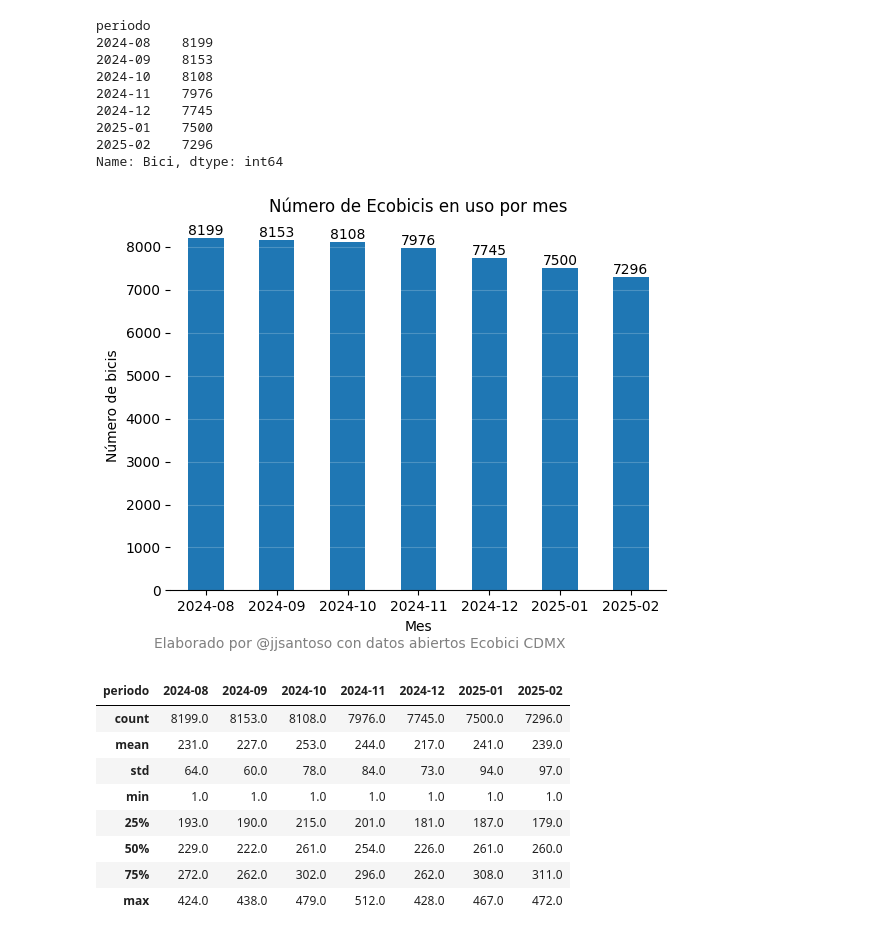
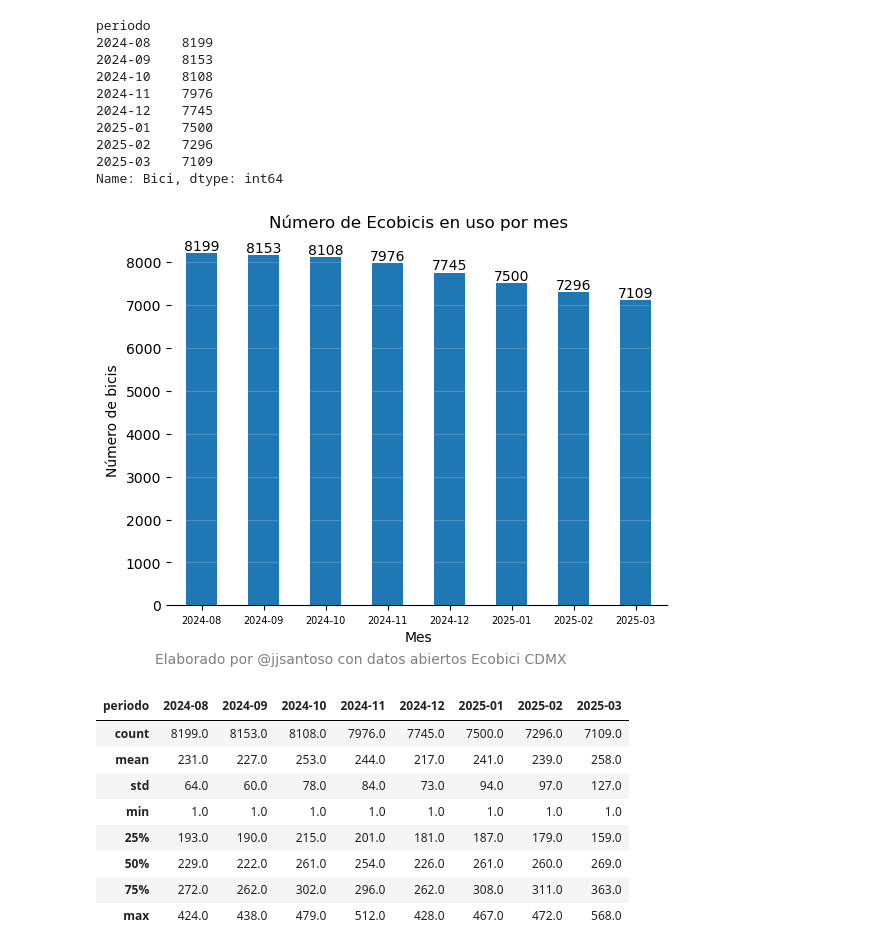
Before and after one commit to jjsantos01/ecobici-status, a Jupyter notebook: calculate_nbicis.ipynb, the cells around one changed output. Drawn from its saved outputs; the diff is of its cells as text; code cells hidden in the pictures.

Commit message:
update bike count including 2025-03

```diff
--- a/calculate_nbicis.ipynb
+++ b/calculate_nbicis.ipynb
@@ -1,11 +1,11 @@
 # %%
 import pandas as pd
 # https://ecobici.cdmx.gob.mx/datos-abiertos/
-files = ["2025-02", "2025-01", "2024-12", "2024-11", "2024-10", "2024-09", "2024-08"]
+files = ["2025-03", "2025-02", "2025-01", "2024-12", "2024-11", "2024-10", "2024-09", "2024-08"]
 list_df = []
 for f in files:
     list_df.append(
-        pd.read_csv(f'/mnt/c/Users/jjsan/Downloads/{f}.csv', usecols=["Bici"])
+        pd.read_csv(f'c:/Users/jjsan/Downloads/{f}.csv', usecols=["Bici"])
         .assign(periodo=f)
         )
 bicis = pd.concat(list_df, ignore_index=True)
@@ -20,31 +20,32 @@ periodo
 2024-12    7745
 2025-01    7500
 2025-02    7296
+2025-03    7109
 Name: Bici, dtype: int64
 # %%
 ax = n_bicis.plot.bar()
 ax.bar_label(ax.containers[0])
 ax.yaxis.grid(True, alpha=0.2, color="white")
 ax.set_ylabel("Número de bicis")
 ax.set_xlabel("Mes")
 ax.set_title("Número de Ecobicis en uso por mes")
-ax.set_xticklabels(n_bicis.index, rotation=0)
+ax.set_xticklabels(n_bicis.index, rotation=0, size=7)
 ax.spines['top'].set_visible(False)
 ax.spines['right'].set_visible(False)
 ax.spines['left'].set_visible(False)
 ax.figure.text(0.1, -0.01, "Elaborado por @jjsantoso con datos abiertos Ecobici CDMX", color="gray", ha="left")
-ax.figure.savefig("images/n_ecobicis_202408_202502.png", bbox_inches="tight", dpi=300)
+ax.figure.savefig("images/n_ecobicis_202408_202503.png", bbox_inches="tight", dpi=300)
 # %% [output]
-[figure, old version]
+[figure, new version]
 # %%
 bicis.groupby(["periodo", "Bici"])["Bici"].count().unstack(level=0).describe().round(0)#.plot.bar()
 # %% [output]
-| periodo | 2024-08 | 2024-09 | 2024-10 | 2024-11 | 2024-12 | 2025-01 | 2025-02 |
-| count | 8199.0 | 8153.0 | 8108.0 | 7976.0 | 7745.0 | 7500.0 | 7296.0 |
-| mean | 231.0 | 227.0 | 253.0 | 244.0 | 217.0 | 241.0 | 239.0 |
-| std | 64.0 | 60.0 | 78.0 | 84.0 | 73.0 | 94.0 | 97.0 |
-| min | 1.0 | 1.0 | 1.0 | 1.0 | 1.0 | 1.0 | 1.0 |
-| 25% | 193.0 | 190.0 | 215.0 | 201.0 | 181.0 | 187.0 | 179.0 |
-| 50% | 229.0 | 222.0 | 261.0 | 254.0 | 226.0 | 261.0 | 260.0 |
-| 75% | 272.0 | 262.0 | 302.0 | 296.0 | 262.0 | 308.0 | 311.0 |
-| max | 424.0 | 438.0 | 479.0 | 512.0 | 428.0 | 467.0 | 472.0 |
+| periodo | 2024-08 | 2024-09 | 2024-10 | 2024-11 | 2024-12 | 2025-01 | 2025-02 | 2025-03 |
+| count | 8199.0 | 8153.0 | 8108.0 | 7976.0 | 7745.0 | 7500.0 | 7296.0 | 7109.0 |
+| mean | 231.0 | 227.0 | 253.0 | 244.0 | 217.0 | 241.0 | 239.0 | 258.0 |
+| std | 64.0 | 60.0 | 78.0 | 84.0 | 73.0 | 94.0 | 97.0 | 127.0 |
+| min | 1.0 | 1.0 | 1.0 | 1.0 | 1.0 | 1.0 | 1.0 | 1.0 |
+| 25% | 193.0 | 190.0 | 215.0 | 201.0 | 181.0 | 187.0 | 179.0 | 159.0 |
+| 50% | 229.0 | 222.0 | 261.0 | 254.0 | 226.0 | 261.0 | 260.0 | 269.0 |
+| 75% | 272.0 | 262.0 | 302.0 | 296.0 | 262.0 | 308.0 | 311.0 | 363.0 |
+| max | 424.0 | 438.0 | 479.0 | 512.0 | 428.0 | 467.0 | 472.0 | 568.0 |
```
Also changed, not shown: 1 other file.
